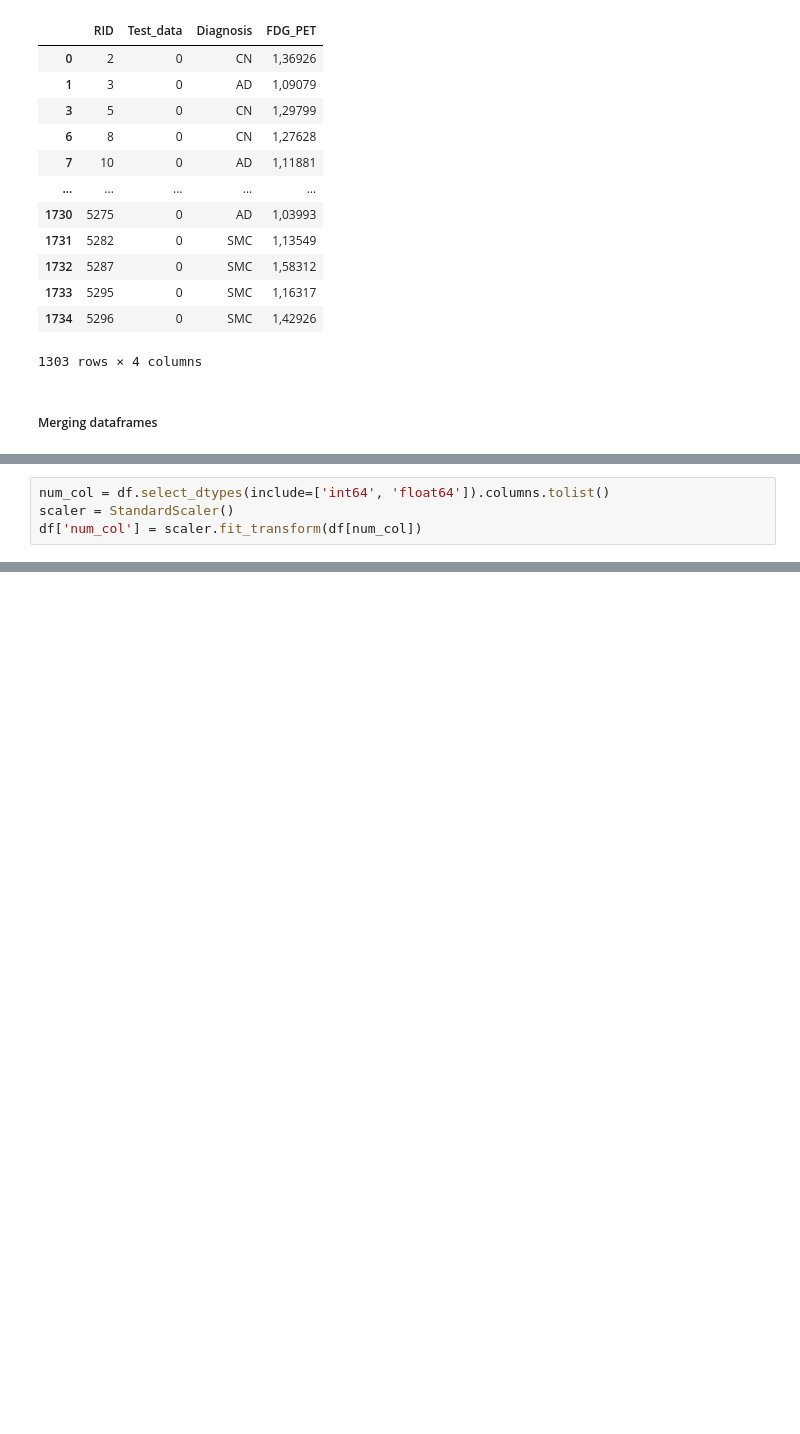
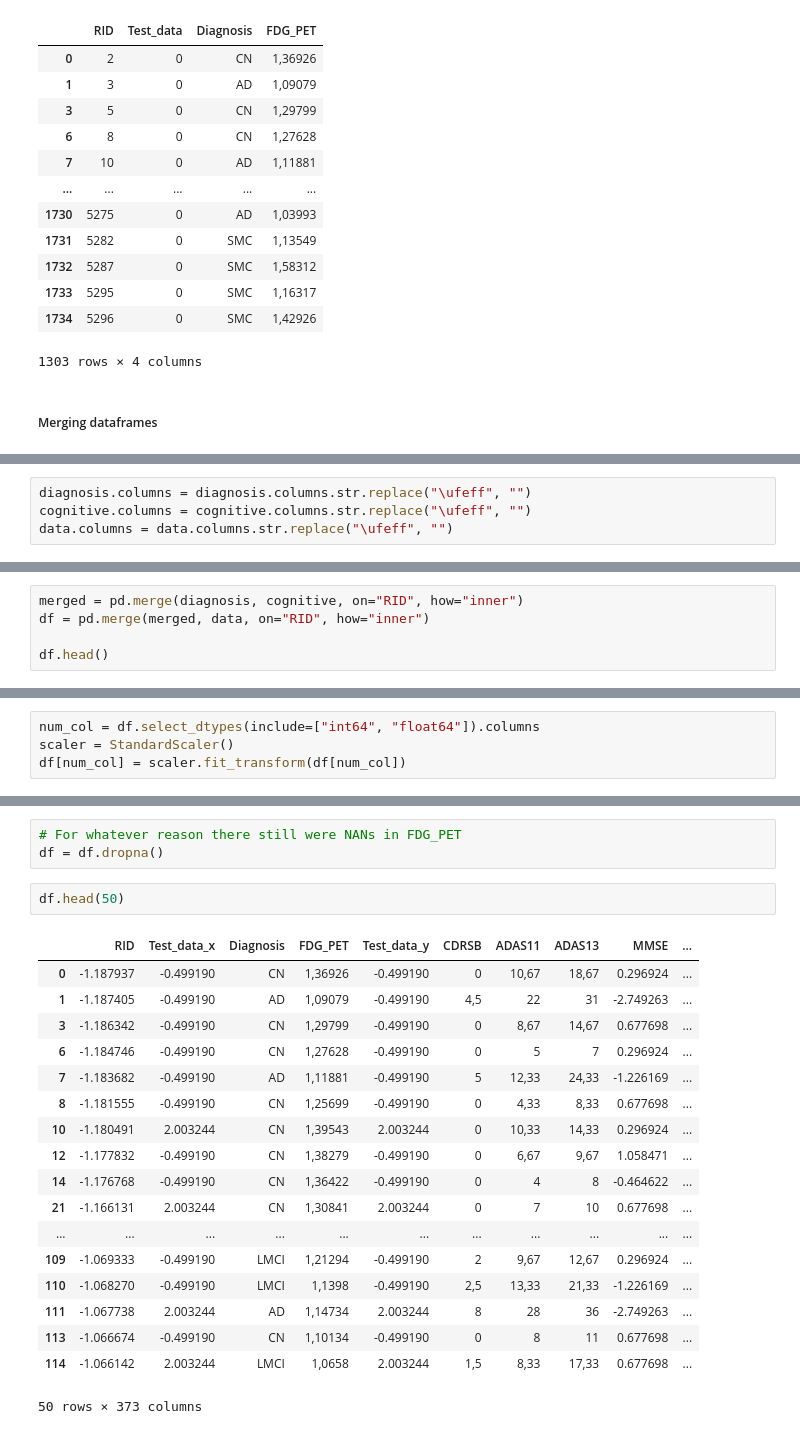
Before and after one commit to imgabrielas/Alzheimer-Detection, a Jupyter notebook: alzheimer_detection.ipynb, the cells around one changed output, grey strips where cells are left out. Drawn from its saved outputs; the diff is of its cells as text; blank space fills up the shorter version.

```diff
--- a/alzheimer_detection.ipynb
+++ b/alzheimer_detection.ipynb
@@ -219,0 +239,4 @@ print(data.columns.tolist())
+# %%
+diagnosis.columns = diagnosis.columns.str.replace("\ufeff", "")
+cognitive.columns = cognitive.columns.str.replace("\ufeff", "")
+data.columns = data.columns.str.replace("\ufeff", "")
@@ -219,0 +249,5 @@ print(data.columns.tolist())
+# %%
+merged = pd.merge(diagnosis, cognitive, on="RID", how="inner")
+df = pd.merge(merged, data, on="RID", how="inner")
+
+df.head()
@@ -220,4 +264,4 @@ print(data.columns.tolist())
 # %%
-num_col = df.select_dtypes(include=['int64', 'float64']).columns.tolist()
+num_col = df.select_dtypes(include=["int64", "float64"]).columns
 scaler = StandardScaler()
-df['num_col'] = scaler.fit_transform(df[num_col])
+df[num_col] = scaler.fit_transform(df[num_col])
@@ -223,0 +277,24 @@ df['num_col'] = scaler.fit_transform(df[num_col])
+# %%
+# For whatever reason there still were NANs in FDG_PET
+df = df.dropna()
+# %%
+df.head(50)
+# %% [output]
+|  | RID | Test_data_x | Diagnosis | FDG_PET | Test_data_y | CDRSB | ADAS11 | ADAS13 | MMSE | ... |
+| 0 | -1.187937 | -0.499190 | CN | 1,36926 | -0.499190 | 0 | 10,67 | 18,67 | 0.296924 | ... |
+| 1 | -1.187405 | -0.499190 | AD | 1,09079 | -0.499190 | 4,5 | 22 | 31 | -2.749263 | ... |
+| 3 | -1.186342 | -0.499190 | CN | 1,29799 | -0.499190 | 0 | 8,67 | 14,67 | 0.677698 | ... |
+| 6 | -1.184746 | -0.499190 | CN | 1,27628 | -0.499190 | 0 | 5 | 7 | 0.296924 | ... |
+| 7 | -1.183682 | -0.499190 | AD | 1,11881 | -0.499190 | 5 | 12,33 | 24,33 | -1.226169 | ... |
+| 8 | -1.181555 | -0.499190 | CN | 1,25699 | -0.499190 | 0 | 4,33 | 8,33 | 0.677698 | ... |
+| 10 | -1.180491 | 2.003244 | CN | 1,39543 | 2.003244 | 0 | 10,33 | 14,33 | 0.296924 | ... |
+| 12 | -1.177832 | -0.499190 | CN | 1,38279 | -0.499190 | 0 | 6,67 | 9,67 | 1.058471 | ... |
+| 14 | -1.176768 | -0.499190 | CN | 1,36422 | -0.499190 | 0 | 4 | 8 | -0.464622 | ... |
+| 21 | -1.166131 | 2.003244 | CN | 1,30841 | 2.003244 | 0 | 7 | 10 | 0.677698 | ... |
+| ... | ... | ... | ... | ... | ... | ... | ... | ... | ... | ... |
+| 109 | -1.069333 | -0.499190 | LMCI | 1,21294 | -0.499190 | 2 | 9,67 | 12,67 | 0.296924 | ... |
+| 110 | -1.068270 | -0.499190 | LMCI | 1,1398 | -0.499190 | 2,5 | 13,33 | 21,33 | -1.226169 | ... |
+| 111 | -1.067738 | 2.003244 | AD | 1,14734 | 2.003244 | 8 | 28 | 36 | -2.749263 | ... |
+| 113 | -1.066674 | -0.499190 | CN | 1,10134 | -0.499190 | 0 | 8 | 11 | 0.677698 | ... |
+| 114 | -1.066142 | 2.003244 | LMCI | 1,0658 | 2.003244 | 1,5 | 8,33 | 17,33 | 0.677698 | ... |
+50 rows × 373 columns
```
Also changed, not shown: parts of 23 cells of this notebook, 1 other file.
